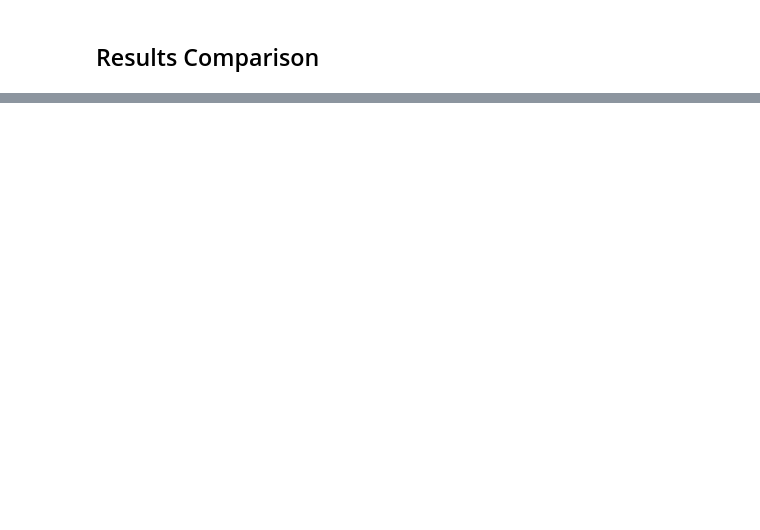
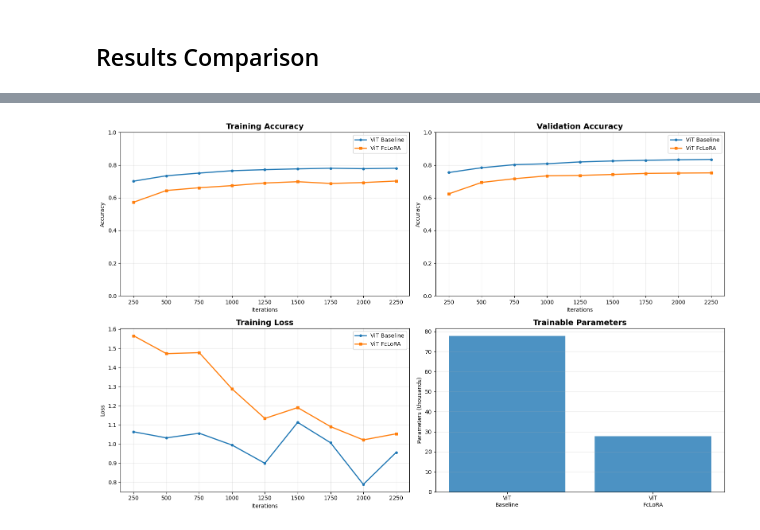
Before and after one commit to ThomasYe43/ml_lora_project, a Jupyter notebook: main.ipynb, the cells around one changed output, grey strips where cells are left out. Drawn from its saved outputs; the diff is of its cells as text; code cells hidden in the pictures; blank space fills up the shorter version.

```diff
--- a/main.ipynb
+++ b/main.ipynb
@@ -40,10 +58,10 @@ GPU Memory Reserved: 0.00 GB
 # Hyperparameters Configuration
 # Change these values to experiment with different settings
 
-BATCH_SIZE = 96
+BATCH_SIZE = 256
 LEARNING_RATE = 0.001
-NUM_EPOCHS = 20
-OPTIMIZER = "Adam"
+NUM_EPOCHS = 10
+OPTIMIZER = "AdamW"
 LORA_R = 8
 LORA_ALPHA = 16
 
@@ -255,0 +467,84 @@ print(f"with only {lora_metrics['trainable_params']/baseline_metrics['trainable_
+# %%
+import matplotlib.pyplot as plt
+
+# Comparison plots
+fig, axes = plt.subplots(2, 2, figsize=(16, 10))
+
+# Training Accuracy
+axes[0, 0].plot(vit_baseline_metrics['iters'], vit_baseline_metrics['train_acc'],
+                label='ViT Baseline', marker='o', markersize=4, linewidth=2)
+axes[0, 0].plot(vit_lora_metrics['iters'], vit_lora_metrics['train_acc'],
+                label='ViT FcLoRA', marker='s', markersize=4, linewidth=2)
+axes[0, 0].set_title('Training Accuracy', fontsize=14, fontweight='bold')
+axes[0, 0].set_xlabel('Iterations')
+axes[0, 0].set_ylabel('Accuracy')
+axes[0, 0].legend()
+axes[0, 0].grid(True, alpha=0.3)
+axes[0, 0].set_ylim(0, 1.0)
+
+# Validation Accuracy
+axes[0, 1].plot(vit_baseline_metrics['iters'], vit_baseline_metrics['val_acc'],
+                label='ViT Baseline', marker='o', markersize=4, linewidth=2)
+axes[0, 1].plot(vit_lora_metrics['iters'], vit_lora_metrics['val_acc'],
+                label='ViT FcLoRA', marker='s', markersize=4, linewidth=2)
+axes[0, 1].set_title('Validation Accuracy', fontsize=14, fontweight='bold')
+axes[0, 1].set_xlabel('Iterations')
+axes[0, 1].set_ylabel('Accuracy')
+axes[0, 1].legend()
+axes[0, 1].grid(True, alpha=0.3)
+axes[0, 1].set_ylim(0, 1.0)
+
+# Training Loss
+axes[1, 0].plot(vit_baseline_metrics['iters'], vit_baseline_metrics['train_loss'],
+                label='ViT Baseline', marker='o', markersize=4, linewidth=2)
+axes[1, 0].plot(vit_lora_metrics['iters'], vit_lora_metrics['train_loss'],
+                label='ViT FcLoRA', marker='s', markersize=4, linewidth=2)
+axes[1, 0].set_title('Training Loss', fontsize=14, fontweight='bold')
+axes[1, 0].set_xlabel('Iterations')
+axes[1, 0].set_ylabel('Loss')
+axes[1, 0].legend()
+axes[1, 0].grid(True, alpha=0.3)
+
+# Trainable Parameters Comparison
+models = ['ViT\nBaseline', 'ViT\nFcLoRA']
+params = [vit_baseline_metrics['trainable_params']/1000, vit_lora_metrics['trainable_params']/1000]
+axes[1, 1].bar(models, params, alpha=0.8)
+axes[1, 1].set_title('Trainable Parameters', fontsize=14, fontweight='bold')
+axes[1, 1].set_ylabel('Parameters (thousands)')
+axes[1, 1].grid(True, alpha=0.3, axis='y')
+
+plt.tight_layout()
+plt.show()
+
+
+# Display comparison results
+print("="*80)
+print("VIT BASELINE RESULTS")
+print("="*80)
+print(f"Trainable Params: {vit_baseline_metrics['trainable_params']:,}")
+print(f"Best Val Accuracy: {vit_baseline_metrics['best_val_acc']:.4f}")
+print(f"Test Accuracy: {vit_baseline_metrics['test_acc']:.4f}")
+print(f"Total Training Time: {vit_baseline_metrics['total_time']/60:.2f} min")
+print(f"Best Epoch: {vit_baseline_metrics['best_epoch']}")
+
+print("\n" + "="*80)
+print("VIT FC LORA RESULTS")
+print("="*80)
+print(f"Trainable Params: {vit_lora_metrics['trainable_params']:,}")
+print(f"Best Val Accuracy: {vit_lora_metrics['best_val_acc']:.4f}")
+print(f"Test Accuracy: {vit_lora_metrics['test_acc']:.4f}")
+print(f"Total Training Time: {vit_lora_metrics['total_time']/60:.2f} min")
+print(f"Best Epoch: {vit_lora_metrics['best_epoch']}")
+
+print("\n" + "="*80)
+print("COMPARISON")
+print("="*80)
+param_reduction = 100 * (1 - vit_lora_metrics['trainable_params'] / vit_baseline_metrics['trainable_params'])
+acc_diff = vit_lora_metrics['test_acc'] - vit_baseline_metrics['test_acc']
+
+print(f"Parameter Reduction: {param_reduction:.1f}%")
+print(f"Accuracy Difference: {acc_diff:+.4f} (LoRA - Baseline)")
+print(f"\nLoRA achieves {vit_lora_metrics['test_acc']/vit_baseline_metrics['test_acc']*100:.1f}% of baseline accuracy")
+print(f"with only {vit_lora_metrics['trainable_params']/vit_baseline_metrics['trainable_params']*100:.1f}% of trainable parameters")
+# %% [output]
+[figure, added]
```
Also changed, not shown: parts of 14 cells of this notebook, 5 other files.
